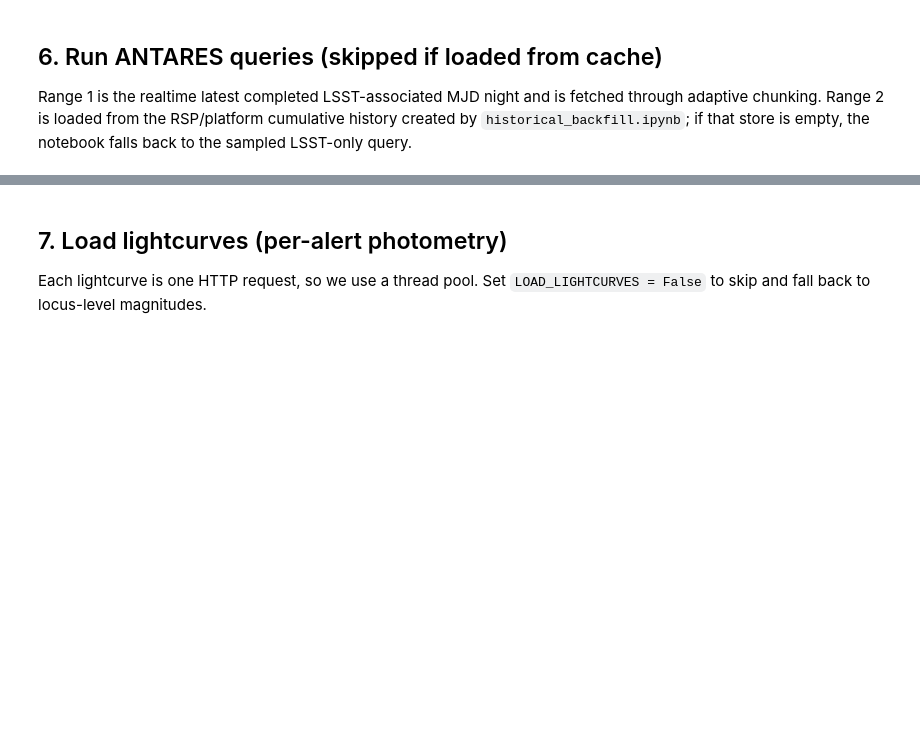
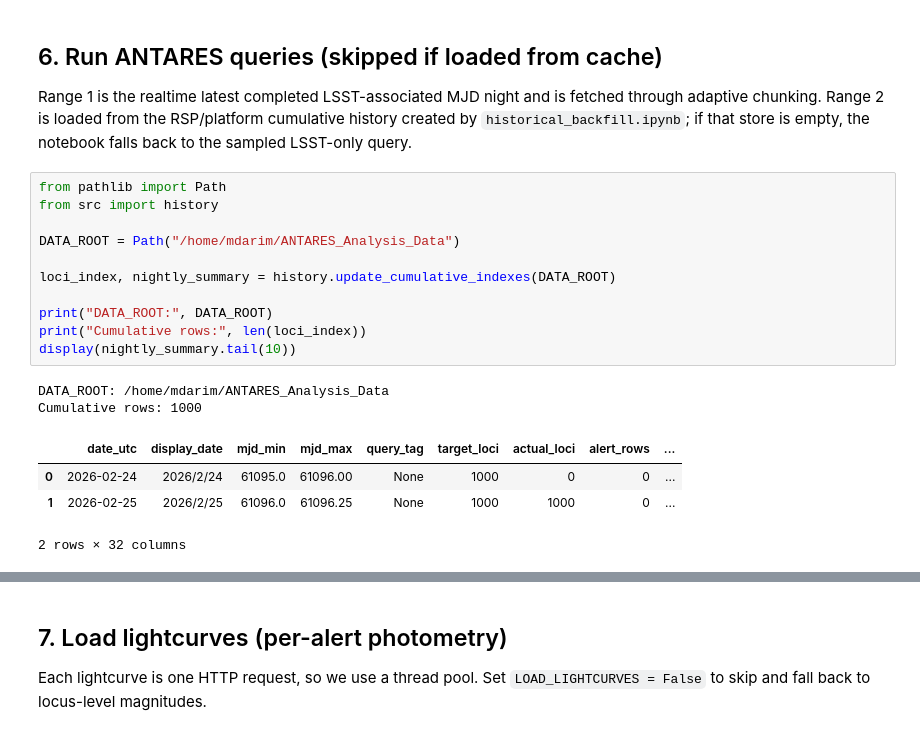
Before and after one commit to darim1151/ANTARES_Analysis, a Jupyter notebook: notebooks/alerts_time_comparison.ipynb, the cells around one changed output, grey strips where cells are left out. Drawn from its saved outputs; the diff is of its cells as text; blank space fills up the shorter version.

```diff
--- a/notebooks/alerts_time_comparison.ipynb
+++ b/notebooks/alerts_time_comparison.ipynb
@@ -146,3 +217,21 @@ _CACHE_LOADED, df1, df2, df1_alerts, df2_alerts = cache.try_load_cache(
 ## 6. Run ANTARES queries (skipped if loaded from cache)
 
 Range 1 is the realtime latest completed LSST-associated MJD night and is fetched through adaptive chunking. Range 2 is loaded from the RSP/platform cumulative history created by `historical_backfill.ipynb`; if that store is empty, the notebook falls back to the sampled LSST-only query.
+# %%
+from pathlib import Path
+from src import history
+
+DATA_ROOT = Path("/home/mdarim/ANTARES_Analysis_Data")
+
+loci_index, nightly_summary = history.update_cumulative_indexes(DATA_ROOT)
+
+print("DATA_ROOT:", DATA_ROOT)
+print("Cumulative rows:", len(loci_index))
+display(nightly_summary.tail(10))
+# %% [output]
+DATA_ROOT: /home/mdarim/ANTARES_Analysis_Data
+Cumulative rows: 1000
+|  | date_utc | display_date | mjd_min | mjd_max | query_tag | target_loci | actual_loci | alert_rows | ... |
+| 0 | 2026-02-24 | 2026/2/24 | 61095.0 | 61096.00 | None | 1000 | 0 | 0 | ... |
+| 1 | 2026-02-25 | 2026/2/25 | 61096.0 | 61096.25 | None | 1000 | 1000 | 0 | ... |
+2 rows × 32 columns
```
Also changed, not shown: parts of 17 cells of this notebook, 2 other files.
